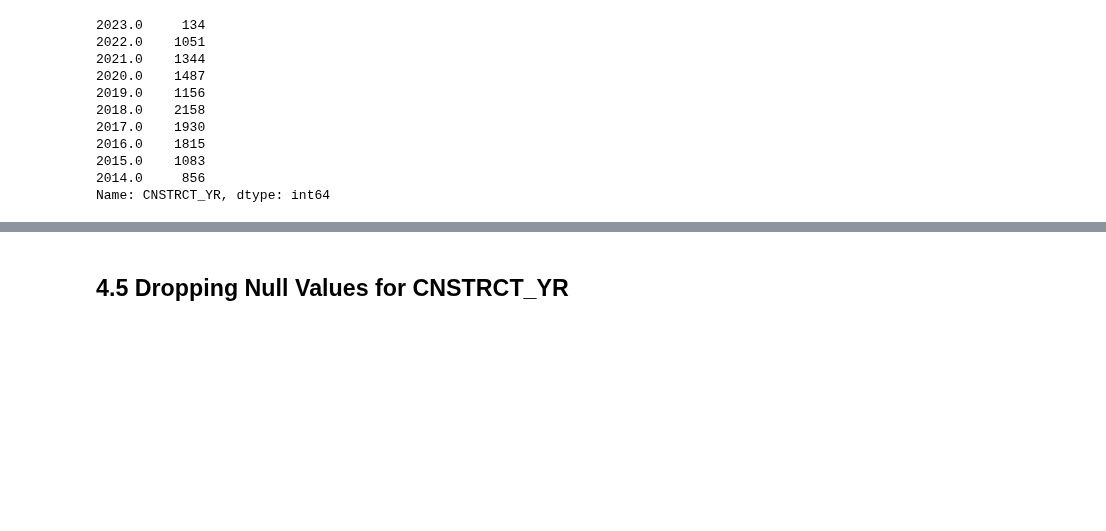
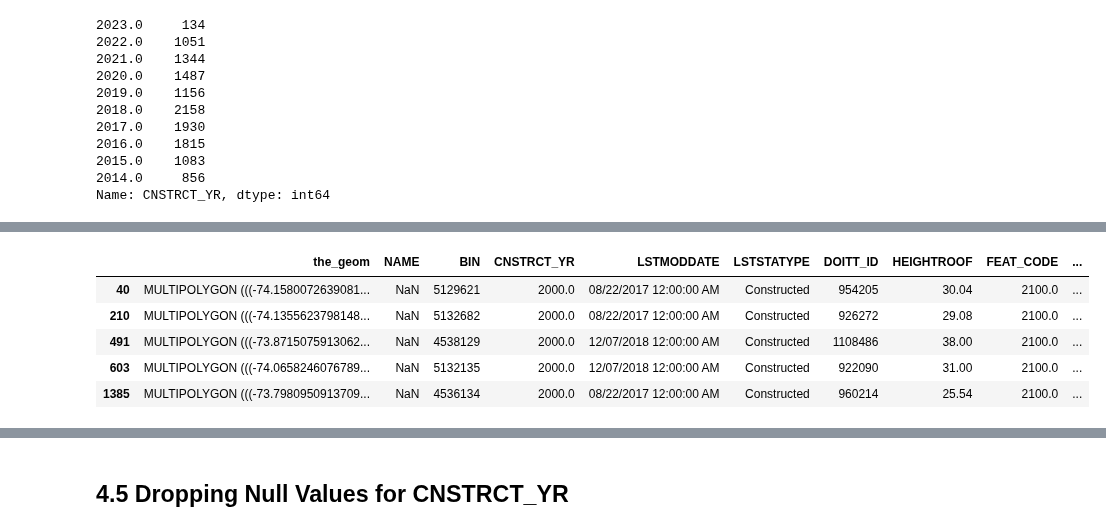
Before and after one commit to mebauer/data-analysis-using-python, a Jupyter notebook: 2-data-inspection-cleaning-wrangling.ipynb, the cells around one changed output, grey strips where cells are left out. Saved outputs shown, nothing was run; the diff lists cells and outputs as text; code cells hidden in the pictures; blank space fills up the shorter version.

```diff
--- a/2-data-inspection-cleaning-wrangling.ipynb
+++ b/2-data-inspection-cleaning-wrangling.ipynb
@@ -819,0 +930,14 @@ plt.tight_layout()
+# %%
+years = [2000, 2020]
+
+(building_df
+ .loc[building_df['CNSTRCT_YR'].isin(years)]
+ .head()
+)
+# %% [output]
+|  | the_geom | NAME | BIN | CNSTRCT_YR | LSTMODDATE | LSTSTATYPE | DOITT_ID | HEIGHTROOF | FEAT_CODE | ... |
+| 40 | MULTIPOLYGON (((-74.1580072639081... | NaN | 5129621 | 2000.0 | 08/22/2017 12:00:00 AM | Constructed | 954205 | 30.04 | 2100.0 | ... |
+| 210 | MULTIPOLYGON (((-74.1355623798148... | NaN | 5132682 | 2000.0 | 08/22/2017 12:00:00 AM | Constructed | 926272 | 29.08 | 2100.0 | ... |
+| 491 | MULTIPOLYGON (((-73.8715075913062... | NaN | 4538129 | 2000.0 | 12/07/2018 12:00:00 AM | Constructed | 1108486 | 38.00 | 2100.0 | ... |
+| 603 | MULTIPOLYGON (((-74.0658246076789... | NaN | 5132135 | 2000.0 | 12/07/2018 12:00:00 AM | Constructed | 922090 | 31.00 | 2100.0 | ... |
+| 1385 | MULTIPOLYGON (((-73.7980950913709... | NaN | 4536134 | 2000.0 | 08/22/2017 12:00:00 AM | Constructed | 960214 | 25.54 | 2100.0 | ... |
```
Also changed, not shown: parts of 18 cells of this notebook.
